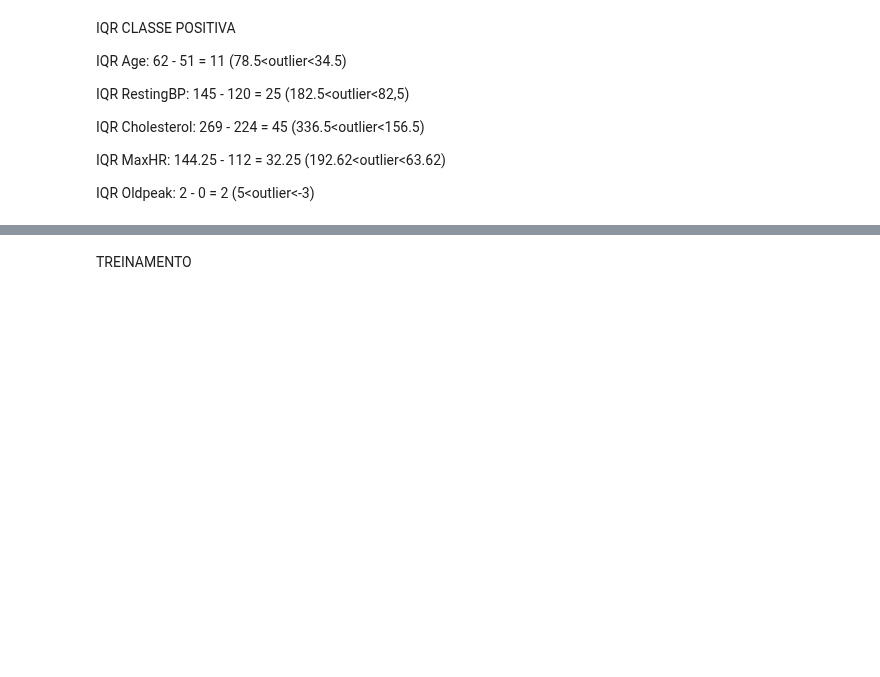
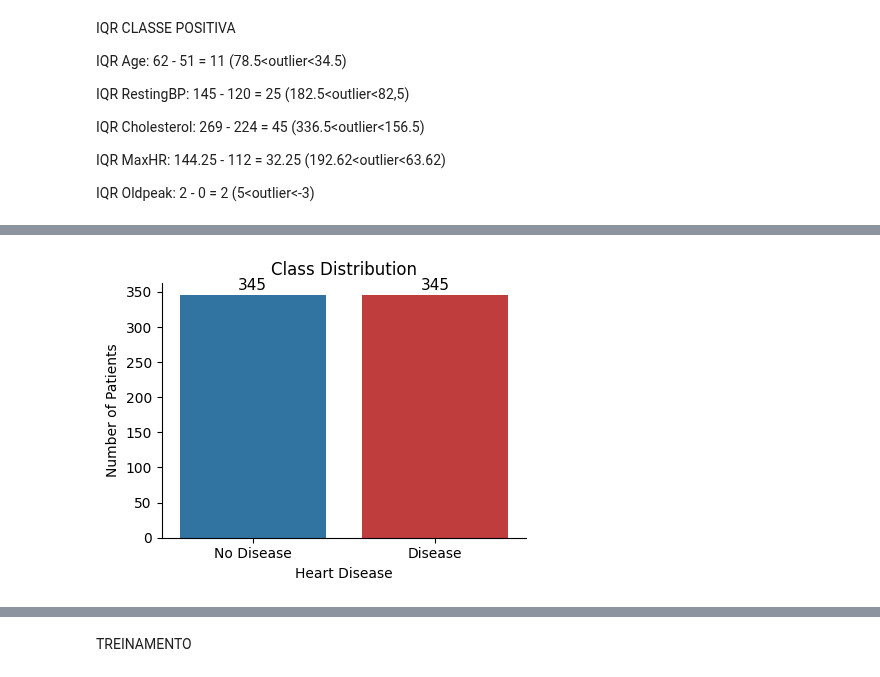
Before and after one commit to malf75/Heart-Failure-ML, a Jupyter notebook: heartdisease.ipynb, the cells around one changed output, grey strips where cells are left out. Drawn from its saved outputs; the diff is of its cells as text; code cells hidden in the pictures; blank space fills up the shorter version.

```diff
--- a/heartdisease.ipynb
+++ b/heartdisease.ipynb
@@ -240,7 +473,13 @@ df['HeartDisease'].value_counts(normalize=True)
 y = df['HeartDisease']
 # Definindo nossas features para modelos numéricos
 X = df.drop('HeartDisease', axis=1)
-# Definindo nossas features para os outros modelos (modelos em árvores e redes neurais já fazem a associação entre features, logo não é necessário as features criadas)
-X_Tree = df.drop(['HeartDisease', 'Bi_ExerciseAngina_ST_Slope', 'Bi_ExerciseAngina_ChestPainType', 'Diff_Age_MaxHR'], axis=1)
-# Hold-Out de 75-25 para testes posteriores
+
+# Identificando os índices das colunas categóricas para o SMOTENC
+cat_indices = [X.columns.get_loc(col) for col in cat_cols]
+
+# Hold-Out de 75-25
 X_train, X_test, y_train, y_test = train_test_split(X, y, test_size=0.25, random_state=42)
+
+# Usando SMOTENC em vez de SMOTE para lidar com strings
+smotenc = SMOTENC(categorical_features=cat_indices, random_state=42)
+X_train_res, y_train_res = smotenc.fit_resample(X_train, y_train)
@@ -246,0 +498,3 @@ X_train, X_test, y_train, y_test = train_test_split(X, y, test_size=0.25, random
+# %%
+df_pacients = pd.DataFrame(y_train_res)
+df_pacients
@@ -270,3 +556,28 @@ plt.show()
+# %%
+plt.figure(figsize=(4.5, 3.5))
+ax = sns.countplot(
+    data=df_pacients,
+    x='HeartDisease',
+    hue='HeartDisease',
+    palette=['#1f77b4', '#d62728'],
+    legend=False
+)
+
+for i, p in enumerate(ax.patches):
+    height = p.get_height()
+    ax.text(p.get_x() + p.get_width()/2., height + 8,
+            f'{int(height)}', ha="center", fontsize=11)
+
+plt.xlabel('Heart Disease')
+plt.ylabel('Number of Patients')
+plt.title('Class Distribution')
+plt.xticks(ticks=[0, 1], labels=['No Disease', 'Disease'])
+sns.despine()
+plt.tight_layout()
+plt.savefig('images/class_distribution_res.png', dpi=300, bbox_inches='tight')
+plt.show()
+# %% [output]
+[figure, added]
 # %%
 features = tree_num_cols
 plt.figure(figsize=(15,9))
```
Also changed, not shown: parts of 43 cells of this notebook.
